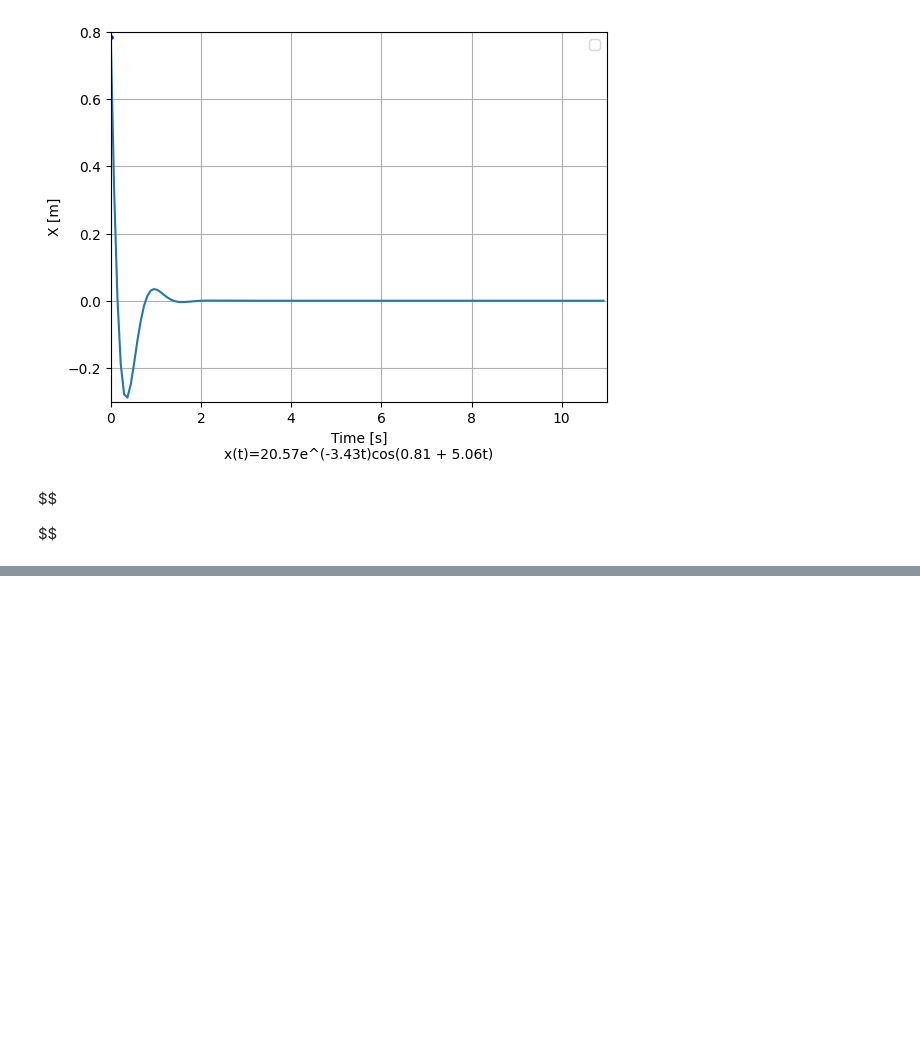
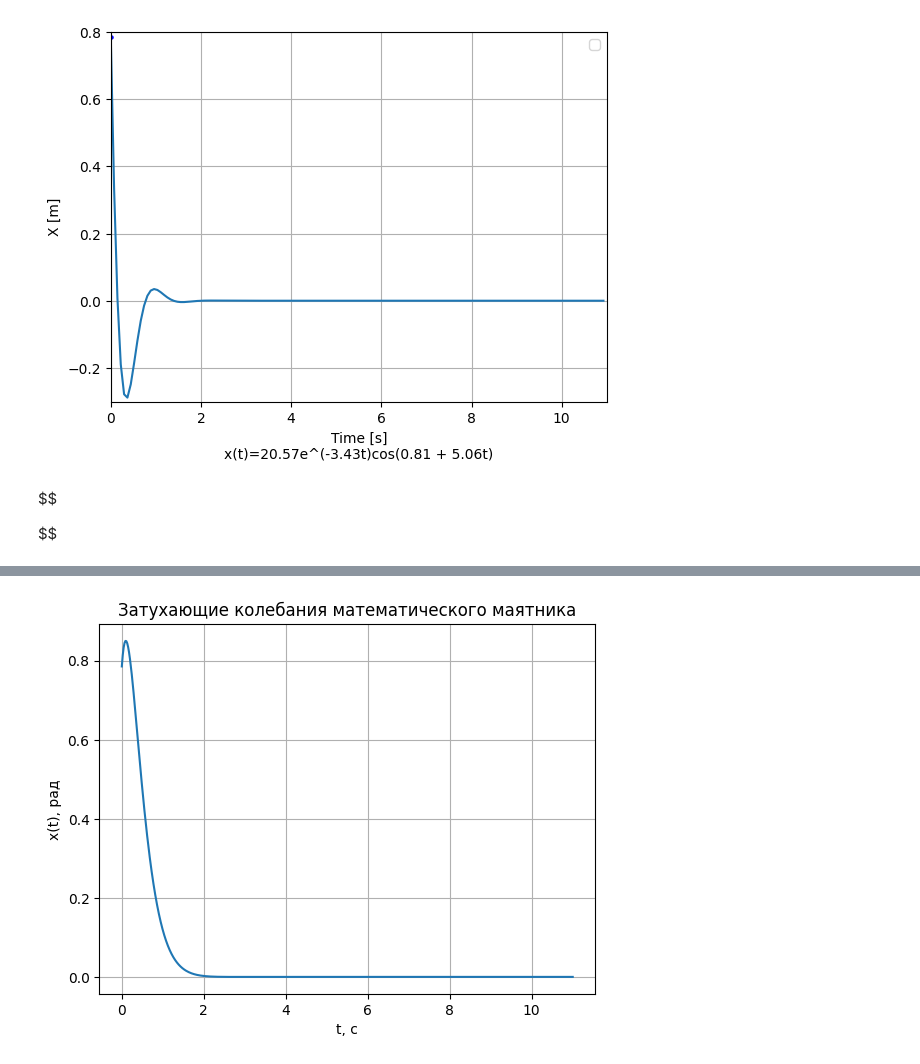
Before and after one commit to XBodya/third_course_2sem, a Jupyter notebook: MKM/src/l02.ipynb, the cells around one changed output, grey strips where cells are left out. Saved outputs shown, nothing was run; the diff lists cells and outputs as text; code cells hidden in the pictures; blank space fills up the shorter version.

```diff
--- a/MKM/src/l02.ipynb
+++ b/MKM/src/l02.ipynb
@@ -148,0 +190,15 @@ $$
+# %%
+import numpy as np
+import matplotlib.pyplot as plt
+
+t = np.linspace(0, 11, 500)
+x = np.exp(-3.429*t) * (0.785 * np.cos(1.15*t) + 3.64 * np.sin(1.15*t))
+
+plt.plot(t, x)
+plt.title('Затухающие колебания математического маятника')
+plt.xlabel('t, с')
+plt.ylabel('x(t), рад')
+plt.grid(True)
+plt.show()
+# %% [output]
+[figure, added]
```
Also changed, not shown: parts of 1 cell of this notebook, 12 other files.
